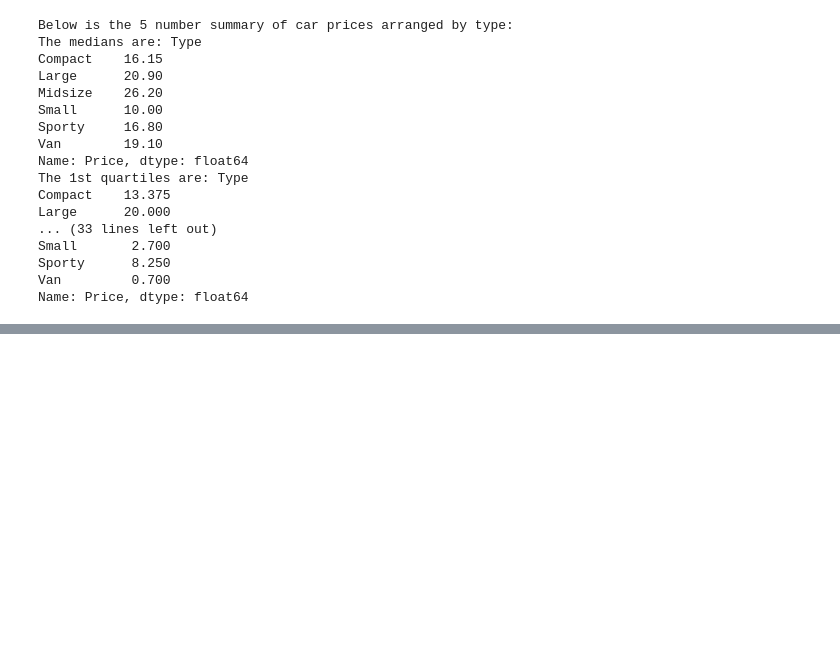
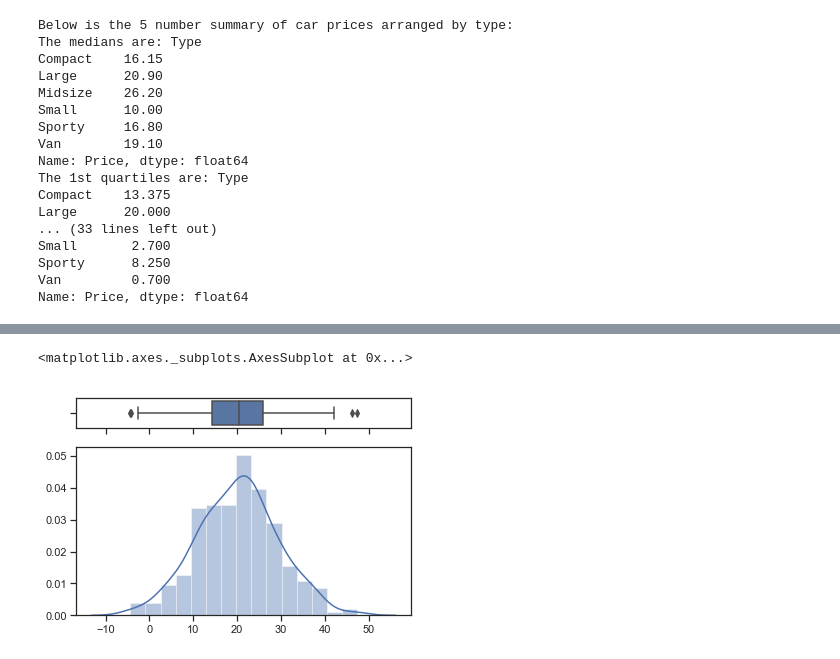
Before and after one commit to Datagatherer2357/Project-Fundamentals-of-data-analysis-GMIT, a Jupyter notebook: Project-boxplots.ipynb, the cells around one changed output, grey strips where cells are left out. Drawn from its saved outputs; the diff is of its cells as text; code cells hidden in the pictures; blank space fills up the shorter version.

```diff
--- a/Project-boxplots.ipynb
+++ b/Project-boxplots.ipynb
@@ -448,0 +463,11 @@ SHOW an EXAMPLE
+# %%
+sns.set(style="ticks")
+
+x = np.random.logistic(20, 5, 300) # location, scale, size
+f, (ax_box, ax_hist) = plt.subplots(2, sharex=True, gridspec_kw={"height_ratios": (.15, .85)})
+
+sns.boxplot(x, ax=ax_box)
+sns.distplot(x, ax=ax_hist)
+# %% [output]
+<matplotlib.axes._subplots.AxesSubplot at 0x...>
+[figure, added]
```
Also changed, not shown: parts of 8 cells of this notebook.
